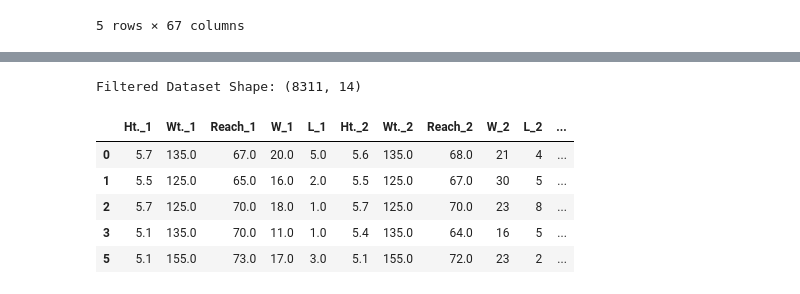
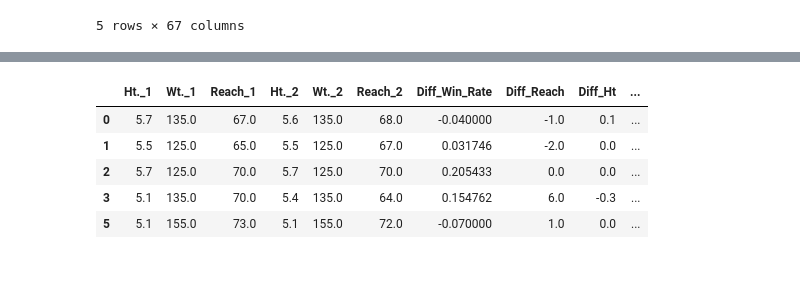
Before and after one commit to OsamaZuair-Ai/ufc-fight-predictor, a Jupyter notebook: ufc_classification_model.ipynb, the cells around one changed output, grey strips where cells are left out. Saved outputs shown, nothing was run; the diff lists cells and outputs as text; code cells hidden in the pictures.

```diff
--- a/ufc_classification_model.ipynb
+++ b/ufc_classification_model.ipynb
@@ -15,31 +15,14 @@ from sklearn.naive_bayes import GaussianNB
 from sklearn.metrics import accuracy_score, precision_score, recall_score, f1_score, classification_report, confusion_matrix
 import joblib
 # %%
-# Load updated datasets
 fights_df = pd.read_csv('Fights.csv')
 fighters_df = pd.read_csv('Fighters.csv')
 
-# Prepare fighter suffixes
 fighters_1 = fighters_df.add_suffix('_1')
 fighters_2 = fighters_df.add_suffix('_2')
 
-# Merge fighter 1 statistics
-df = pd.merge(
-    fights_df,
-    fighters_1,
-    left_on='Fighter_Id_1',
-    right_on='Fighter_Id_1',
-    how='left'
-)
-
-# Merge fighter 2 statistics
-df = pd.merge(
-    df,
-    fighters_2,
-    left_on='Fighter_Id_2',
-    right_on='Fighter_Id_2',
-    how='left'
-)
+df = pd.merge(fights_df, fighters_1, left_on='Fighter_Id_1', right_on='Fighter_Id_1', how='left')
+df = pd.merge(df, fighters_2, left_on='Fighter_Id_2', right_on='Fighter_Id_2', how='left')
 
 df.head()
 # %% [output]
@@ -71,28 +36,28 @@ Length: 67, dtype: int64
 # %%
-# 1. Filter out draws ('D') to keep binary outcomes only
 df_clean = df[df['Result_1'].isin(['W', 'L'])].copy()
-
-# 2. Create the binary target variable (1 for Fighter 1 Win, 0 for Fighter 1 Loss)
 df_clean['Winner'] = (df_clean['Result_1'] == 'W').astype(int)
 
-# 3. Select pre-fight features (Attributes known BEFORE the fight starts)
+df_clean['Win_Rate_1'] = df_clean['W_1'] / (df_clean['W_1'] + df_clean['L_1'] + 1e-5)
+df_clean['Win_Rate_2'] = df_clean['W_2'] / (df_clean['W_2'] + df_clean['L_2'] + 1e-5)
+
+df_clean['Diff_Win_Rate'] = df_clean['Win_Rate_1'] - df_clean['Win_Rate_2']
+df_clean['Diff_Reach'] = df_clean['Reach_1'] - df_clean['Reach_2']
+df_clean['Diff_Ht'] = df_clean['Ht._1'] - df_clean['Ht._2']
+df_clean['Diff_Total_Fights'] = (df_clean['W_1'] + df_clean['L_1']) - (df_clean['W_2'] + df_clean['L_2'])
+
 feature_cols = [
-    'Ht._1', 'Wt._1', 'Reach_1', 'W_1', 'L_1',
-    'Ht._2', 'Wt._2', 'Reach_2', 'W_2', 'L_2',
+    'Ht._1', 'Wt._1', 'Reach_1',
+    'Ht._2', 'Wt._2', 'Reach_2',
+    'Diff_Win_Rate', 'Diff_Reach', 'Diff_Ht', 'Diff_Total_Fights',
     'Weight_Class', 'Stance_1', 'Stance_2'
 ]
 
-# 4. Create the final modeling DataFrame with features and target
 df_model = df_clean[feature_cols + ['Winner']].copy()
-
-# 5. Display the shape and first few rows of the cleaned dataset
-print("Filtered Dataset Shape:", df_model.shape)
 df_model.head()
 # %% [output]
-Filtered Dataset Shape: (8311, 14)
-|  | Ht._1 | Wt._1 | Reach_1 | W_1 | L_1 | Ht._2 | Wt._2 | Reach_2 | W_2 | L_2 | ... |
-| 0 | 5.7 | 135.0 | 67.0 | 20.0 | 5.0 | 5.6 | 135.0 | 68.0 | 21 | 4 | ... |
-| 1 | 5.5 | 125.0 | 65.0 | 16.0 | 2.0 | 5.5 | 125.0 | 67.0 | 30 | 5 | ... |
-| 2 | 5.7 | 125.0 | 70.0 | 18.0 | 1.0 | 5.7 | 125.0 | 70.0 | 23 | 8 | ... |
-| 3 | 5.1 | 135.0 | 70.0 | 11.0 | 1.0 | 5.4 | 135.0 | 64.0 | 16 | 5 | ... |
-| 5 | 5.1 | 155.0 | 73.0 | 17.0 | 3.0 | 5.1 | 155.0 | 72.0 | 23 | 2 | ... |
+|  | Ht._1 | Wt._1 | Reach_1 | Ht._2 | Wt._2 | Reach_2 | Diff_Win_Rate | Diff_Reach | Diff_Ht | ... |
+| 0 | 5.7 | 135.0 | 67.0 | 5.6 | 135.0 | 68.0 | -0.040000 | -1.0 | 0.1 | ... |
+| 1 | 5.5 | 125.0 | 65.0 | 5.5 | 125.0 | 67.0 | 0.031746 | -2.0 | 0.0 | ... |
+| 2 | 5.7 | 125.0 | 70.0 | 5.7 | 125.0 | 70.0 | 0.205433 | 0.0 | 0.0 | ... |
+| 3 | 5.1 | 135.0 | 70.0 | 5.4 | 135.0 | 64.0 | 0.154762 | 6.0 | -0.3 | ... |
+| 5 | 5.1 | 155.0 | 73.0 | 5.1 | 155.0 | 72.0 | -0.070000 | 1.0 | 0.0 | ... |
```
Also changed, not shown: parts of 11 cells of this notebook, 3 other files.
